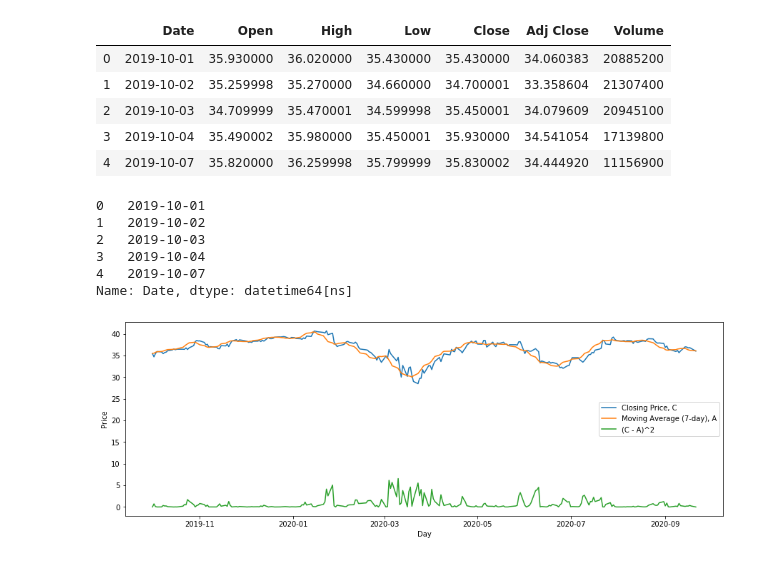
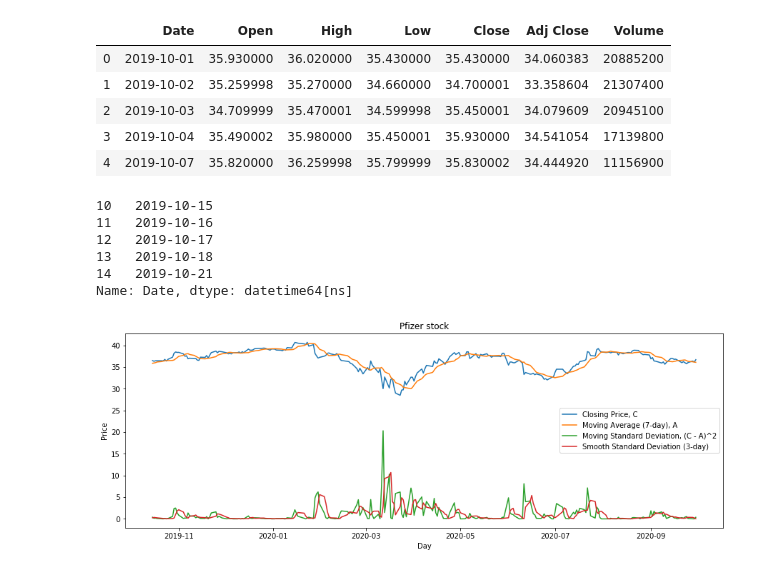
Before and after one commit to sspathak/market-sentiment-analysis, a Jupyter notebook: code/experiments.ipynb, the cells around one changed output. Saved outputs shown, nothing was run; the diff lists cells and outputs as text; code cells hidden in the pictures.

Commit message:
modified moving average to use past 'n' days instead of next 'n' days. added moving average of moving standard deviation plot

```diff
--- a/code/experiments.ipynb
+++ b/code/experiments.ipynb
@@ -19,27 +19,31 @@ stock_price.head()
 # %%
 pfizer_close = stock_price['Close']
 n = 7
-moving_avg = [sum(pfizer_close[i:i+n])/n for i in range(len(pfizer_close[:-n]))]
-sq_dist_from_avg = (pfizer_close[:-n] - moving_avg)**2
-dates = pd.to_datetime(stock_price["Date"], format = '%Y-%m-%d')[:-n]
-# dates = datetime.datetime.strptime(stock_price['Date'][0])
-# stock_price.index = dates[:-n]
+moving_avg = [sum(pfizer_close[i-n:i])/n for i in range(n, len(pfizer_close))]
+moving_stdev = (pfizer_close[n:] - moving_avg)**2
+
+m = 3
+moving_stdev_smooth = [sum(moving_stdev[i-m:i])/m for i in range(m,len(moving_stdev))]
+
+dates = pd.to_datetime(stock_price["Date"], format = '%Y-%m-%d')[n+m:]
 dates.head()
 # %% [output]
-0   2019-10-01
-1   2019-10-02
-2   2019-10-03
-3   2019-10-04
-4   2019-10-07
+10   2019-10-15
+11   2019-10-16
+12   2019-10-17
+13   2019-10-18
+14   2019-10-21
 Name: Date, dtype: datetime64[ns]
 # %%
-plt.plot(dates, pfizer_close[:-n], label="Closing Price, C")
-plt.plot(dates, moving_avg, label=f"Moving Average ({n}-day), A")
-plt.plot(dates, sq_dist_from_avg, label="(C - A)^2")
+plt.plot(dates, pfizer_close[n+m:], label="Closing Price, C")
+plt.plot(dates, moving_avg[m:], label=f"Moving Average ({n}-day), A")
+plt.plot(dates, moving_stdev[m:], label="Moving Standard Deviation, (C - A)^2")
+plt.plot(dates, moving_stdev_smooth, label=f"Smooth Standard Deviation ({m}-day)")
+plt.title("Pfizer stock")
 plt.legend()
 plt.xlabel("Day")
 plt.ylabel("Price")
-plt.rcParams["figure.figsize"]=(15, 15)
+plt.rcParams["figure.figsize"]=(15,5) # (width, height)
 plt.show()
 # %% [output]
-[figure, old version]
+[figure, new version]
```
